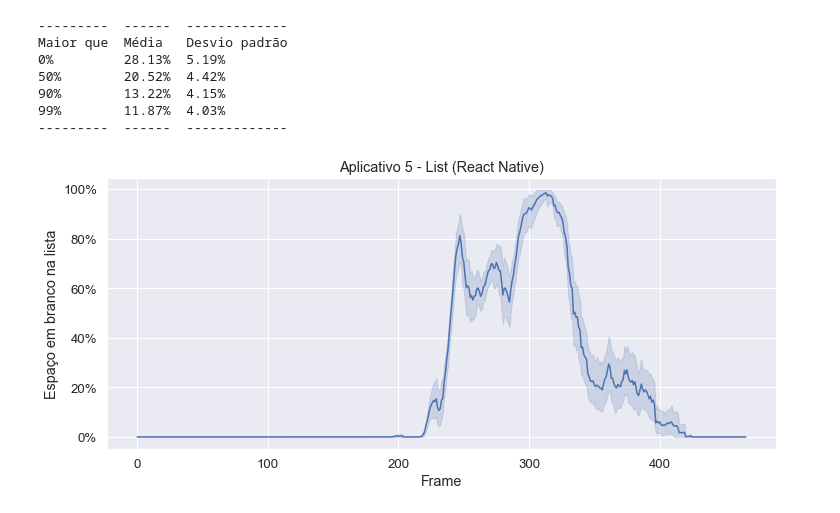
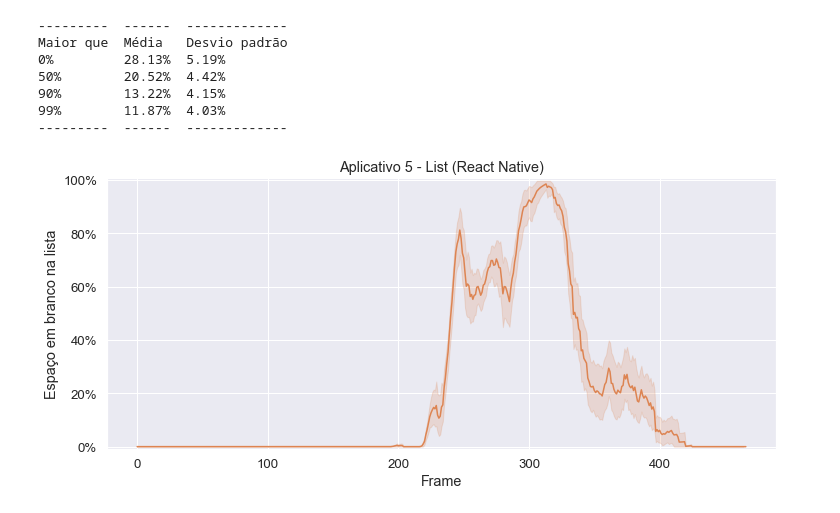
Before and after one commit to collbreno/flutter-vs-react-native, a Jupyter notebook: scripts/blank_stats_analyzer/main.ipynb, the cells around one changed output. Drawn from its saved outputs; the diff is of its cells as text; code cells hidden in the pictures.

```diff
--- a/scripts/blank_stats_analyzer/main.ipynb
+++ b/scripts/blank_stats_analyzer/main.ipynb
@@ -34,15 +34,16 @@ Maior que  Média   Desvio padrão
 # %%
 sns.set(
     rc = {'figure.figsize':(12,5)},
     font_scale = 1.2,
 )
-ax = sns.lineplot(data=df, x='frame_id', y='white_relative_percentage')
+ax = sns.lineplot(data=df, x='frame_id', y='white_relative_percentage', color=sns.color_palette()[1])
 ax.yaxis.set_major_formatter(mtick.PercentFormatter())
 ax.set(
     xlabel = 'Frame',
     ylabel = 'Espaço em branco na lista',
     title = 'Aplicativo 5 - List (React Native)',
 )
+ax.set_ylim([-1, 101])
 plt.savefig('rn_list_rec.png', bbox_inches='tight')
 # %% [output]
-[figure, old version]
+[figure, new version]
```
